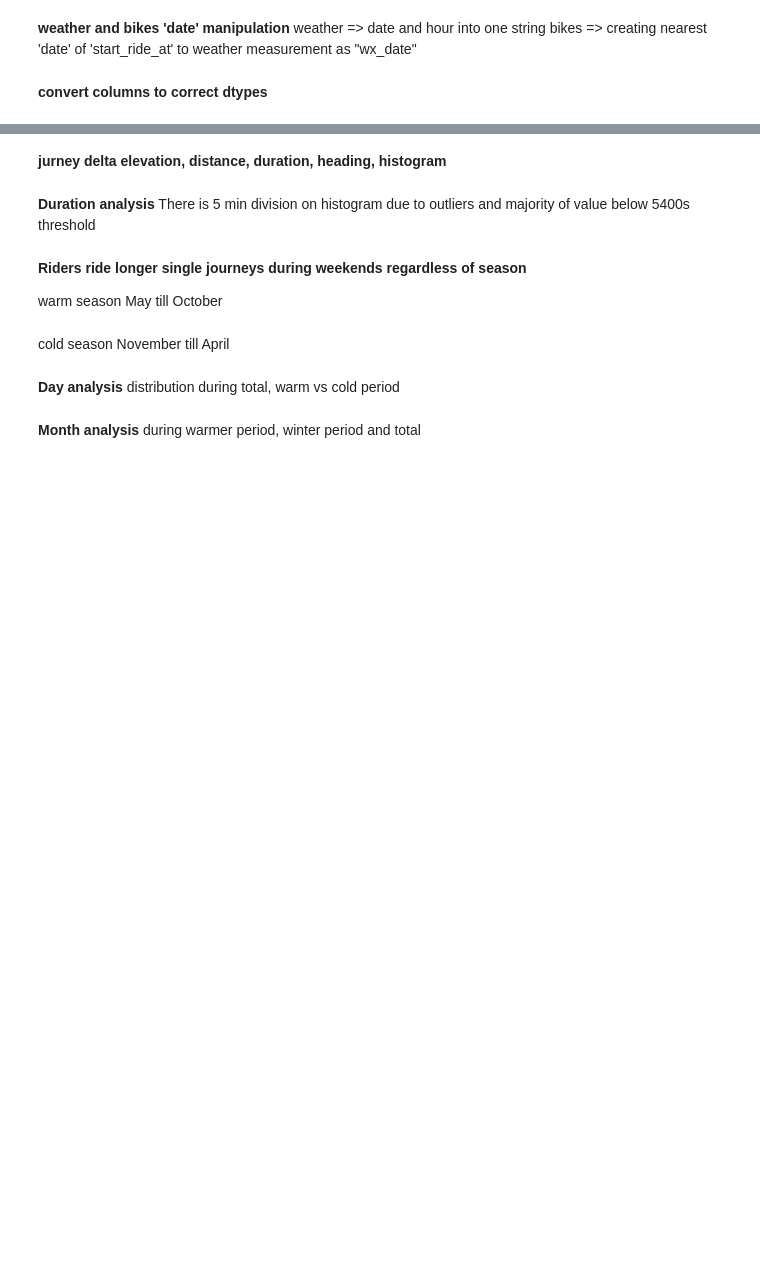
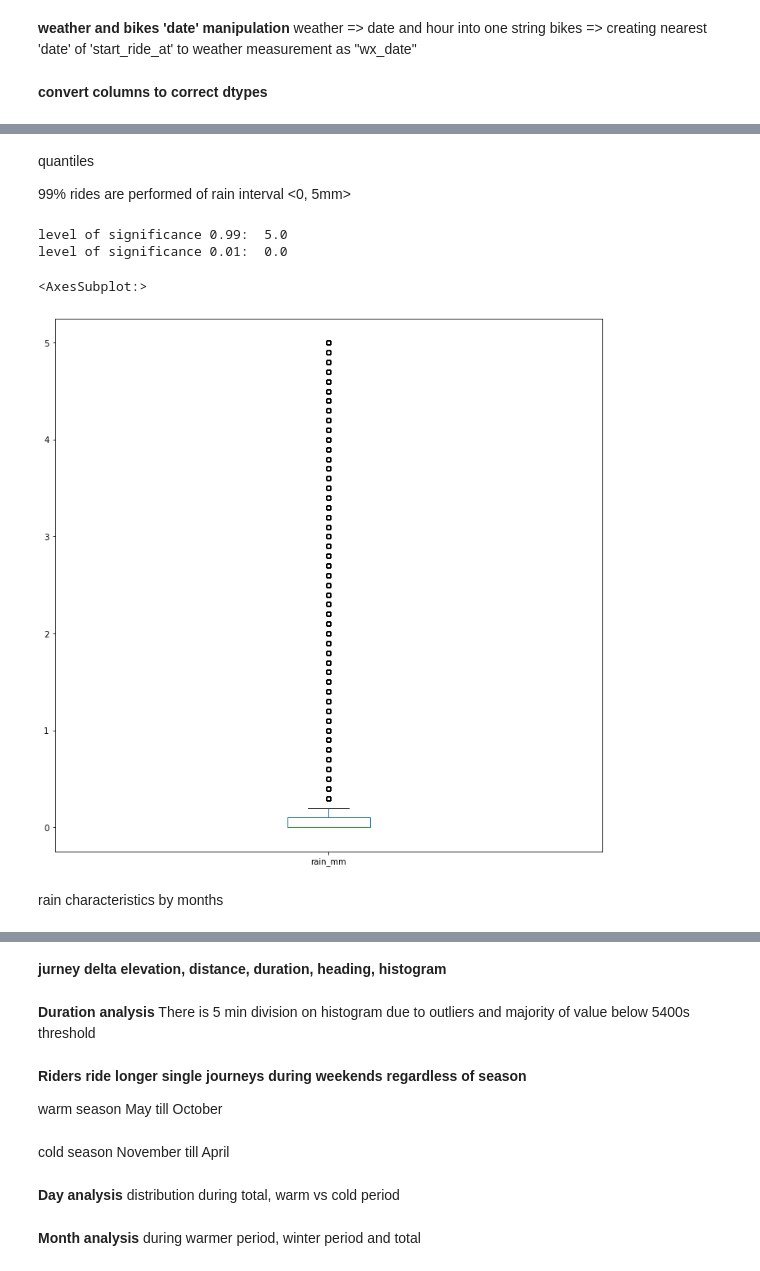
Before and after one commit to daim77/python_BI_analysis_bike_sharing, a Jupyter notebook: results.ipynb, the cells around one changed output, grey strips where cells are left out. Saved outputs shown, nothing was run; the diff lists cells and outputs as text; code cells hidden in the pictures; blank space fills up the shorter version.

```diff
--- a/results.ipynb
+++ b/results.ipynb
@@ -360,0 +466,20 @@ df1.boxplot(by='month', column=['rain_mm'], grid=False, figsize=(12,12))
+# %% [markdown]
+quantiles
+
+99% rides are performed of rain interval <0, 5mm>
+# %%
+q_hi = df1['rain_mm'].quantile(0.99)
+q_low = df1['rain_mm'].quantile(0.01)
+print('level of significance 0.99: ', q_hi)
+print('level of significance 0.01: ', q_low)
+# df1.loc[(df1['rain_mm'] <= q_hi) & (df1['rain_mm'] >= q_low), :]\
+#     .boxplot(by='month', column=['rain_mm'], grid=False, figsize=(12,12))
+df1.loc[(df1['rain_mm'] <= q_hi) & (df1['rain_mm'] >= q_low), ['rain_mm']]\
+    .boxplot(grid=False, figsize=(12,12))
+# %% [output]
+level of significance 0.99:  5.0
+level of significance 0.01:  0.0
+<AxesSubplot:>
+[figure, added]
+# %% [markdown]
+rain characteristics by months
```
Also changed, not shown: parts of 45 cells of this notebook.
